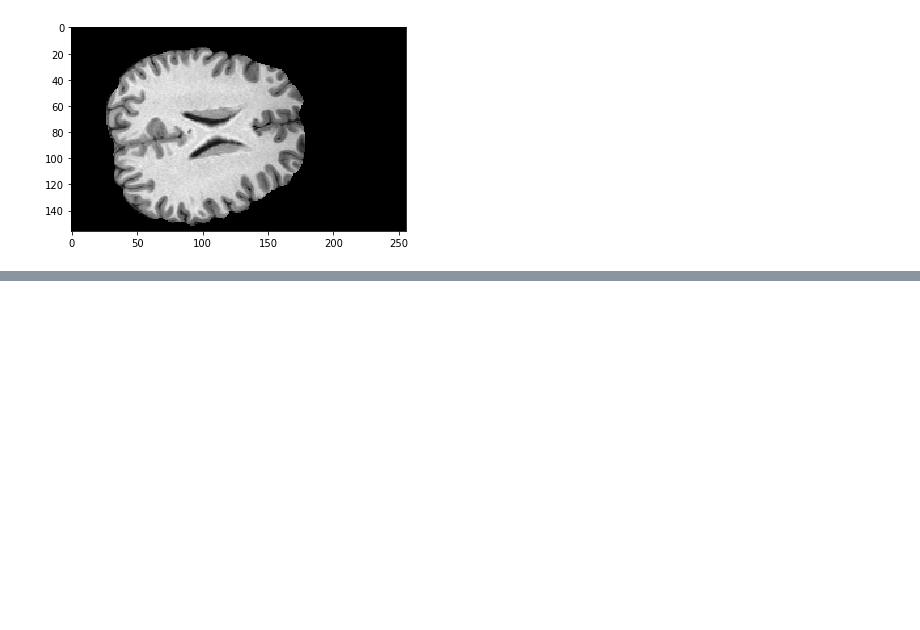
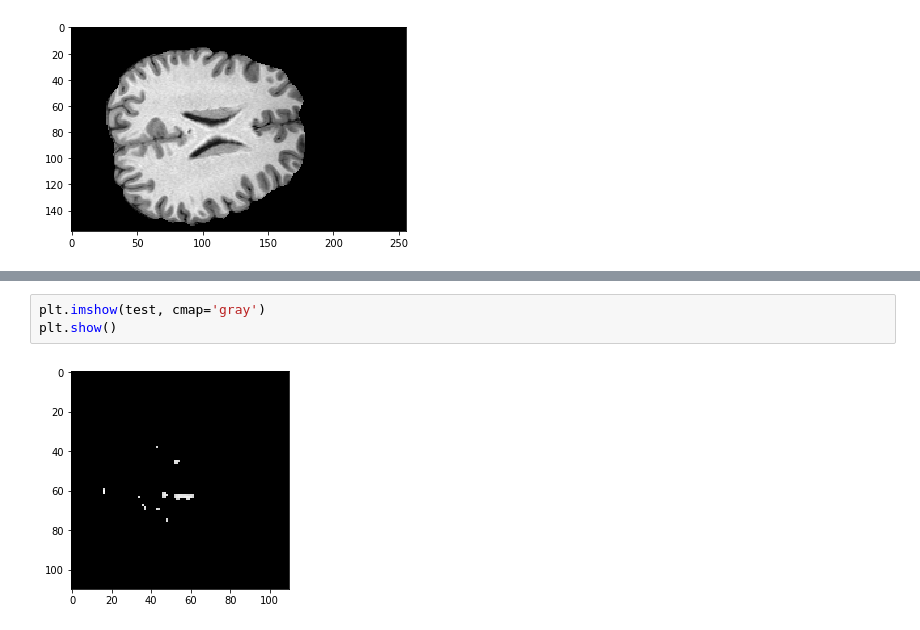
Before and after one commit to nathan-14200/wsbim2243, a Jupyter notebook: wsbim2243 - notebook.ipynb, the cells around one changed output, grey strips where cells are left out. Drawn from its saved outputs; the diff is of its cells as text; blank space fills up the shorter version.

```diff
--- a/wsbim2243 - notebook.ipynb
+++ b/wsbim2243 - notebook.ipynb
@@ -221,0 +268,5 @@ plt.show()
+# %%
+plt.imshow(test, cmap='gray')
+plt.show()
+# %% [output]
+[figure, added]
```
Also changed, not shown: parts of 31 cells of this notebook, 1 other file.
